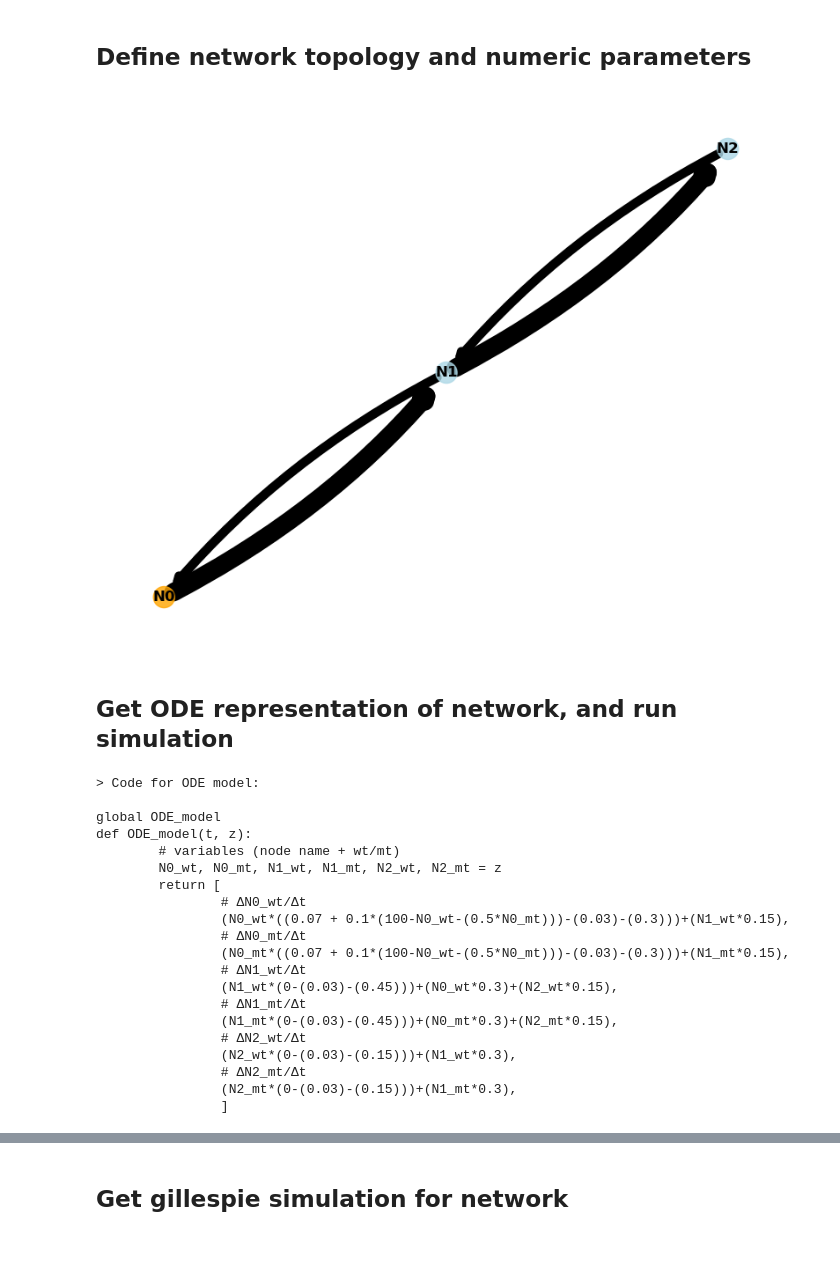
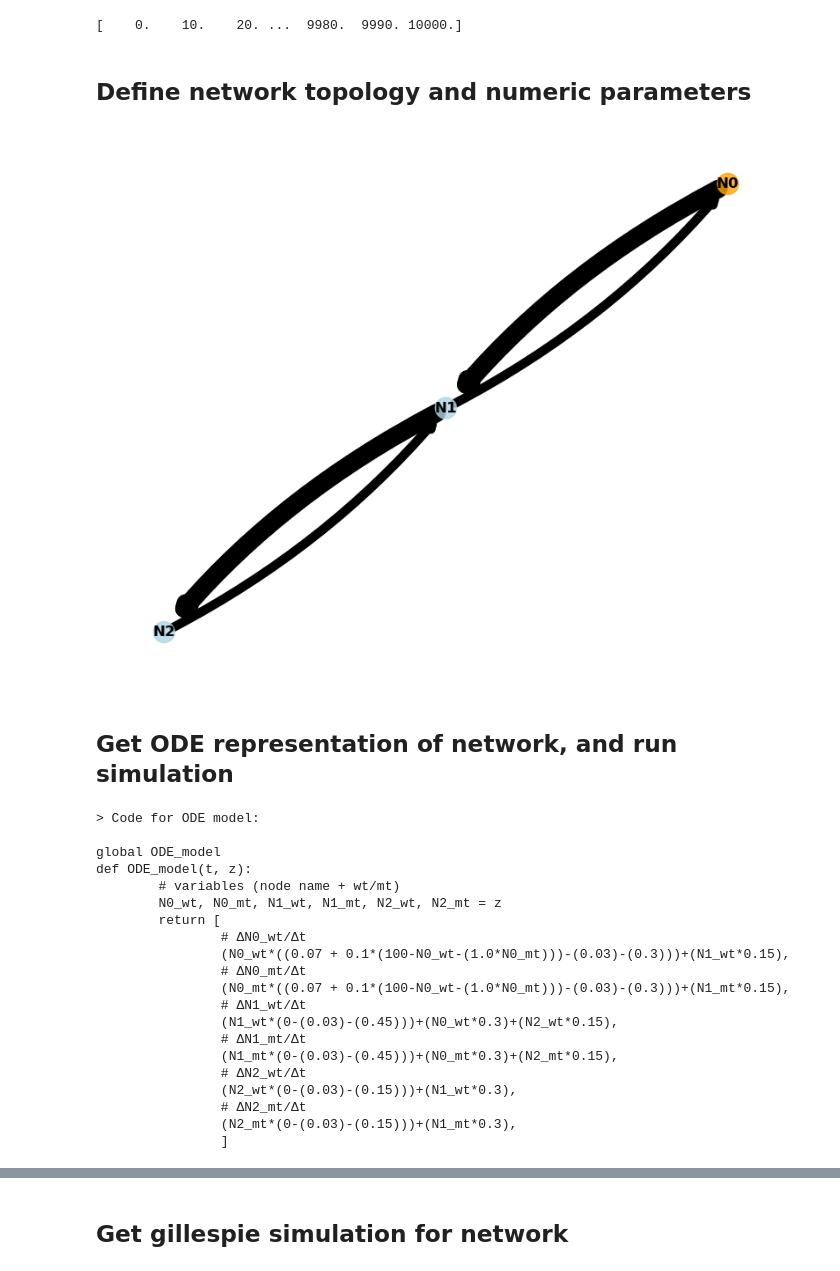
Before and after one commit to dkornai/SSD-in-Neurons, a Jupyter notebook: simulate_from_network.ipynb, the cells around one changed output, grey strips where cells are left out. Saved outputs shown, nothing was run; the diff lists cells and outputs as text; code cells hidden in the pictures.

```diff
--- a/simulate_from_network.ipynb
+++ b/simulate_from_network.ipynb
@@ -14,6 +14,9 @@ import libgillespie
 # %%
 MAX_T = 10000
 TIME_POINTS = np.linspace(0, MAX_T, 1001)
+print(TIME_POINTS)
+# %% [output]
+[    0.    10.    20. ...  9980.  9990. 10000.]
 # %% [markdown]
 ## Define network topology and numeric parameters
 # %%
@@ -53,9 +56,17 @@ TIME_POINTS = np.linspace(0, MAX_T, 1001)
 # %%
-bio_param = {'c_b' : 0.1, 'mu_a' : 0.07, 'nss' : 100, 'delta' : 0.5, 'mu' : 0.03,'gamma_ant':0.30, 'gamma_ret':0.15}
-G, VARS, COMP, start_state = linear_network(3, bio_param, start_pop = [9, 1])
+C_B = 0.1
+MU_AXON = 0.07
+NSS = 100
+DELTA = 1.0
+MU = 0.03
+GAMMA_ANT = 0.3
+GAMMA_RET = 0.15
+
+bio_param = {'c_b':C_B, 'mu_a':MU_AXON, 'nss':NSS, 'delta':DELTA, 'mu':MU, 'gamma_ant':GAMMA_ANT, 'gamma_ret':GAMMA_RET}
+G, VARS, COMP, START_STATE = linear_network(3, bio_param, start_pop = [9, 1])
 plot_network(G)
 # %% [output]
-[figure, old version]
+[figure, new version]
 # %% [markdown]
 ## Get ODE representation of network, and run simulation
 # %%
@@ -69,9 +80,9 @@ def ODE_model(t, z):
         N0_wt, N0_mt, N1_wt, N1_mt, N2_wt, N2_mt = z
         return [
                 # ΔN0_wt/Δt
-                (N0_wt*((0.07 + 0.1*(100-N0_wt-(0.5*N0_mt)))-(0.03)-(0.3)))+(N1_wt*0.15),
+                (N0_wt*((0.07 + 0.1*(100-N0_wt-(1.0*N0_mt)))-(0.03)-(0.3)))+(N1_wt*0.15),
                 # ΔN0_mt/Δt
-                (N0_mt*((0.07 + 0.1*(100-N0_wt-(0.5*N0_mt)))-(0.03)-(0.3)))+(N1_mt*0.15),
+                (N0_mt*((0.07 + 0.1*(100-N0_wt-(1.0*N0_mt)))-(0.03)-(0.3)))+(N1_mt*0.15),
                 # ΔN1_wt/Δt
                 (N1_wt*(0-(0.03)-(0.45)))+(N0_wt*0.3)+(N2_wt*0.15),
                 # ΔN1_mt/Δt
```
Also changed, not shown: parts of 11 cells of this notebook, 8 other files.
